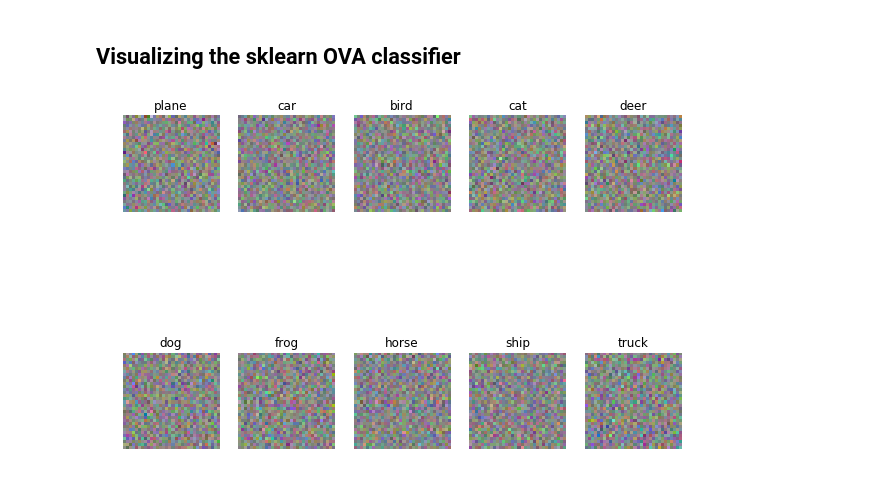
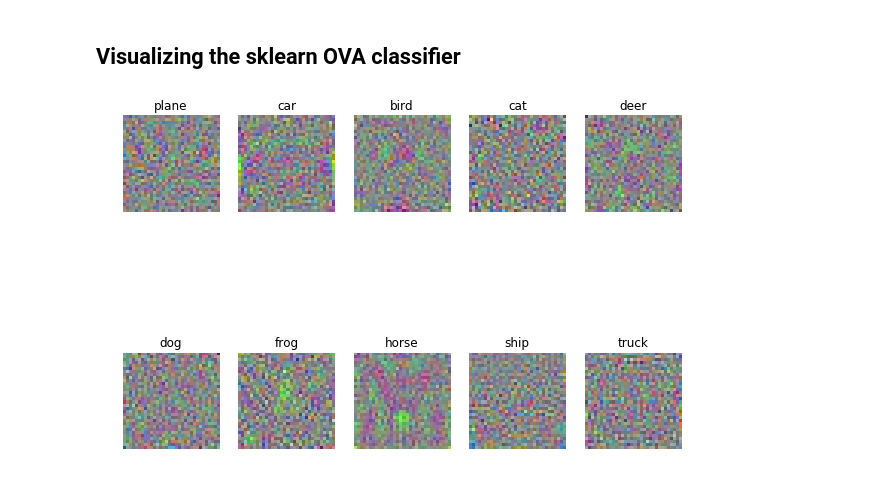
Before and after one commit to xystevensun/comp540, a Jupyter notebook: homework/hw3/ova_cifar.ipynb, the cells around one changed output. Drawn from its saved outputs; the diff is of its cells as text; code cells hidden in the pictures.

```diff
--- a/homework/hw3/ova_cifar.ipynb
+++ b/homework/hw3/ova_cifar.ipynb
@@ -138,21 +138,21 @@ one_vs_all on raw pixels final test set accuracy (sklearn): 0.361300
 # %%
 # Visualize the learned weights for each class
 
-theta = sklearn_ova.coef_[:,1:].T # strip out the bias term
+theta = sklearn_ova.coef_[:,1:] # strip out the bias term
 theta = theta.reshape(10, 32, 32, 3)
 
 theta_min, theta_max = np.min(theta), np.max(theta)
 
 classes = ['plane', 'car', 'bird', 'cat', 'deer', 'dog', 'frog', 'horse', 'ship', 'truck']
 for i in xrange(10):
   plt.subplot(2, 5, i + 1)
 
   # Rescale the weights to be between 0 and 255
   thetaimg = 255.0 * (theta[i].squeeze() - theta_min) / (theta_max - theta_min)
   plt.imshow(thetaimg.astype('uint8'))
   plt.axis('off')
   plt.title(classes[i])
 
 plt.show()
 # %% [output]
-[figure, old version]
+[figure, new version]
```
Also changed, not shown: parts of 3 cells of this notebook, 3 other files.
